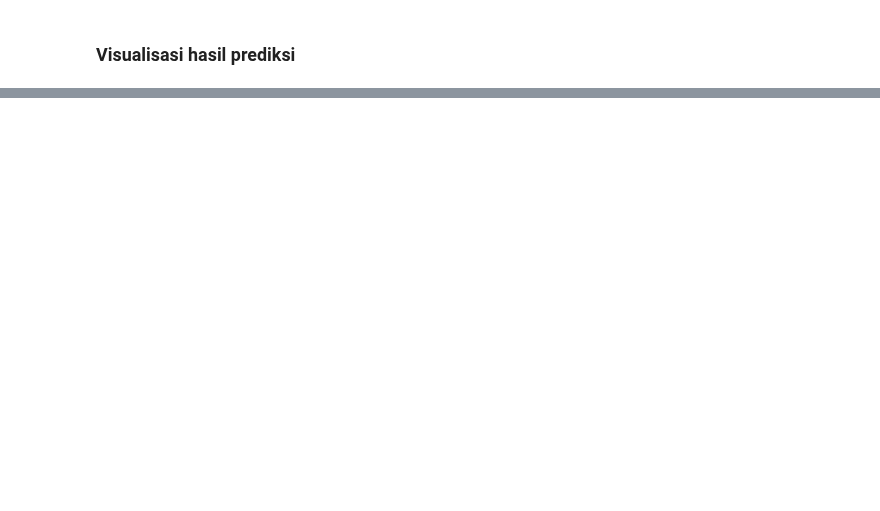
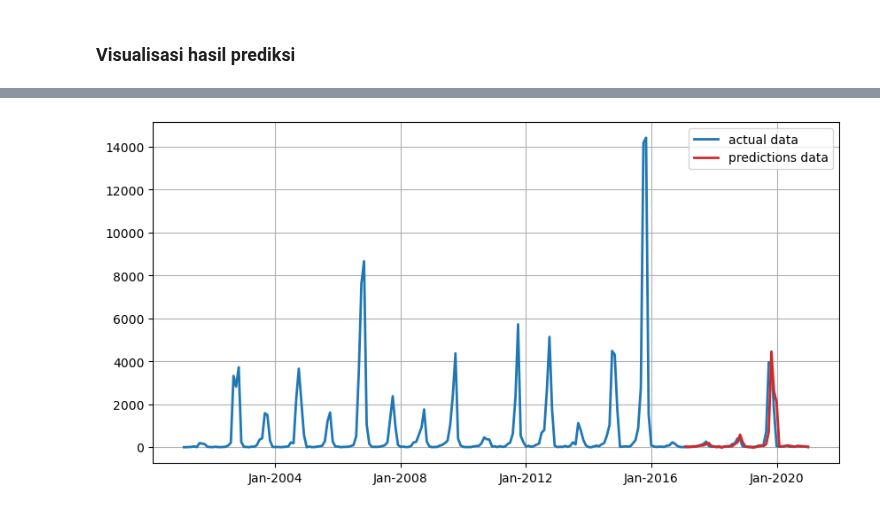
Before and after one commit to kusin/tensorflow-hotspot-v1, a Jupyter notebook: lstm-rnn-percobaan3.ipynb, the cells around one changed output, grey strips where cells are left out. Saved outputs shown, nothing was run; the diff lists cells and outputs as text; code cells hidden in the pictures; blank space fills up the shorter version.

```diff
--- a/lstm-rnn-percobaan3.ipynb
+++ b/lstm-rnn-percobaan3.ipynb
@@ -434,0 +465,22 @@ plt.show()
+# %%
+#  shift test predictions for plotting
+testPredictionsPlot = np.empty_like(df_sumsel)
+testPredictionsPlot[:, :] = np.nan
+testPredictionsPlot[(len(dataset) - testPredictions.shape[0]):len(dataset), :] = testPredictions
+# %%
+# membuat frame
+fig, ax = plt.subplots(figsize = (10,5))
+
+# membuat time series plot
+ax.plot(dataset.index.values, scaler.inverse_transform(df_sumsel), color="tab:blue", label="actual data", linewidth=2)
+ax.plot(dataset.index.values, testPredictionsPlot, color="tab:red", label="predictions data", linewidth=2)
+
+# membuat label-label
+ax.xaxis.set_major_formatter(mdates.DateFormatter('%b-%Y'))
+ax.legend(loc="best")
+ax.grid(True)
+
+# menampilkan plot
+plt.show()
+# %% [output]
+[figure, added]
```
Also changed, not shown: parts of 18 cells of this notebook, 10 other files.
